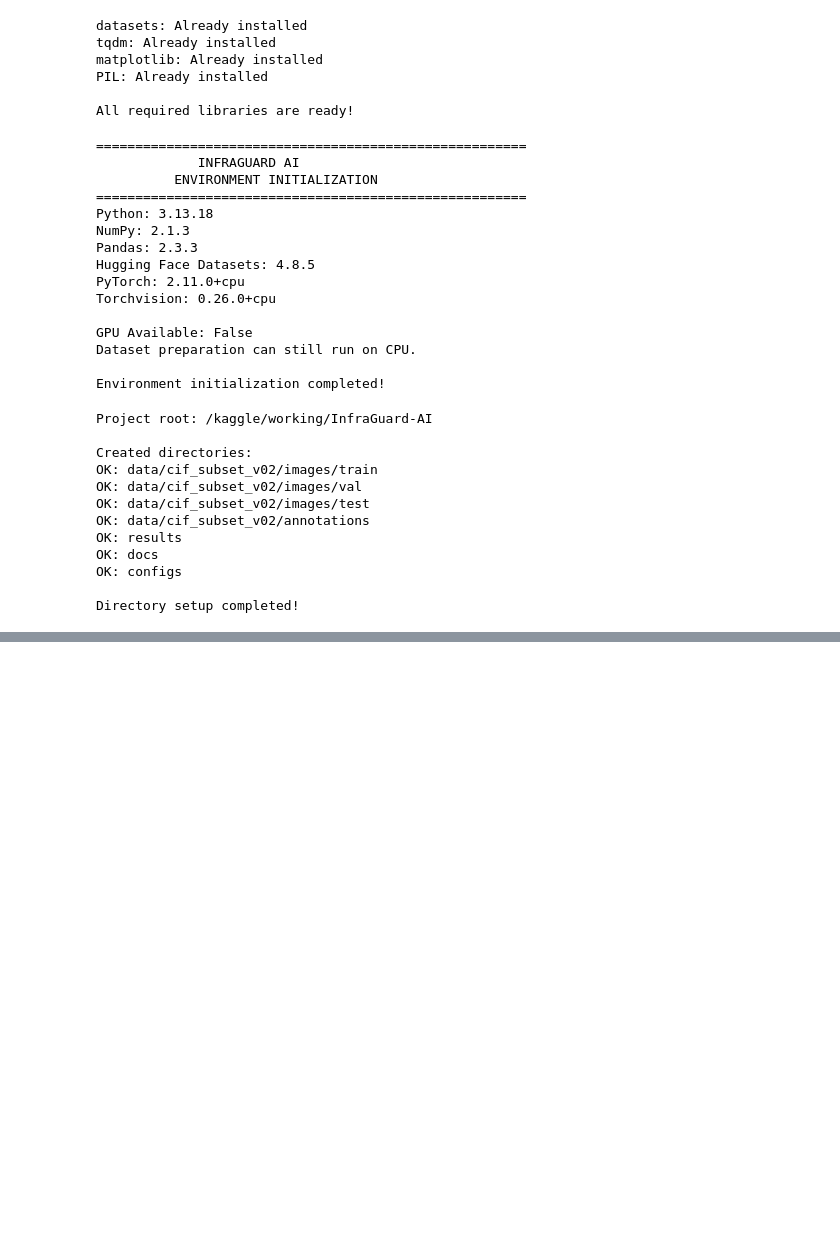
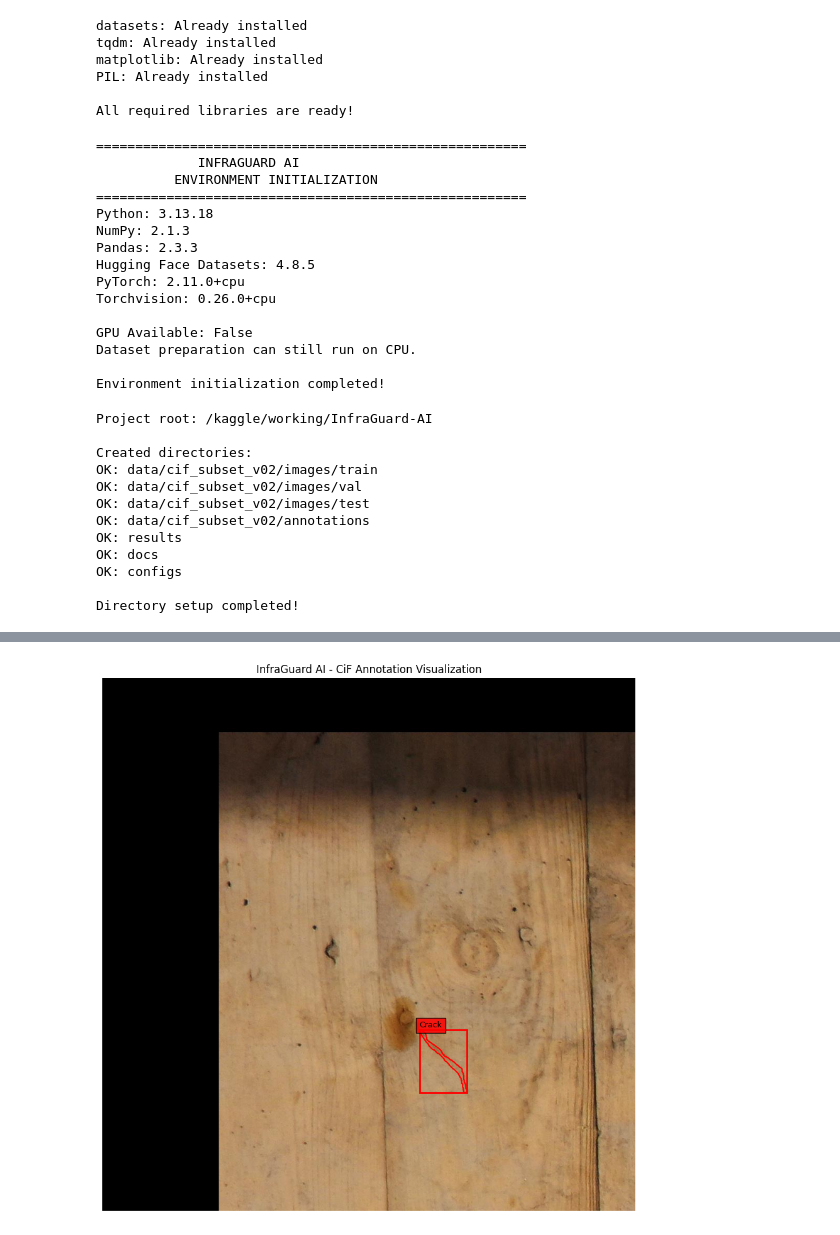
Before and after one commit to mimafsana-043/InfraGuard-AI-Research, a Jupyter notebook: notebooks/01_dataset_preparation.ipynb, the cells around one changed output, grey strips where cells are left out. Saved outputs shown, nothing was run; the diff lists cells and outputs as text; code cells hidden in the pictures; blank space fills up the shorter version.

```diff
--- a/notebooks/01_dataset_preparation.ipynb
+++ b/notebooks/01_dataset_preparation.ipynb
@@ -183,0 +352,98 @@ Directory setup completed!
+# %%
+
+# ============================================
+# InfraGuard AI | Cell 7
+# Image and Annotation Visualization
+# ============================================
+
+from matplotlib.patches import Rectangle, Polygon
+
+image = sample["image"].convert("RGB")
+
+objects = sample["objects"]
+
+fig, ax = plt.subplots(figsize=(14, 9))
+
+ax.imshow(image)
+
+colors = {
+    1: "lime",
+    2: "red",
+    3: "yellow",
+    4: "cyan",
+    5: "orange",
+    6: "magenta"
+}
+
+for i, category_id in enumerate(objects["category_id"]):
+
+    category_id = int(category_id)
+
+    color = colors.get(category_id, "white")
+
+    label = CATEGORY_NAMES.get(
+        category_id,
+        "Unknown"
+    )
+
+    x, y, w, h = objects["bbox"][i]
+
+    # Bounding box
+    rect = Rectangle(
+        (x, y),
+        w,
+        h,
+        linewidth=2,
+        edgecolor=color,
+        facecolor="none"
+    )
+
+    ax.add_patch(rect)
+
+    ax.text(
+        x,
+        max(0, y - 5),
+        label,
+        color="black",
+        fontsize=9,
+        bbox=dict(
+            facecolor=color,
+            alpha=0.85
+        )
+    )
+
+    # Segmentation polygons
+    polygons = objects["segmentation"][i] or []
+
+    for polygon in polygons:
+
+        coords = np.asarray(
+            polygon,
+            dtype=float
+        )
+
+        if len(coords) < 6 or len(coords) % 2 != 0:
+            continue
+
+        coords = coords.reshape(-1, 2)
+
+        poly = Polygon(
+            coords,
+            closed=True,
+            fill=False,
+            edgecolor=color,
+            linewidth=1.5
+        )
+
+        ax.add_patch(poly)
+
+ax.set_title(
+    "InfraGuard AI - CiF Annotation Visualization"
+)
+
+ax.axis("off")
+
+plt.tight_layout()
+plt.show()
+# %% [output]
+[figure, added]
```
Also changed, not shown: parts of 3 cells of this notebook.
